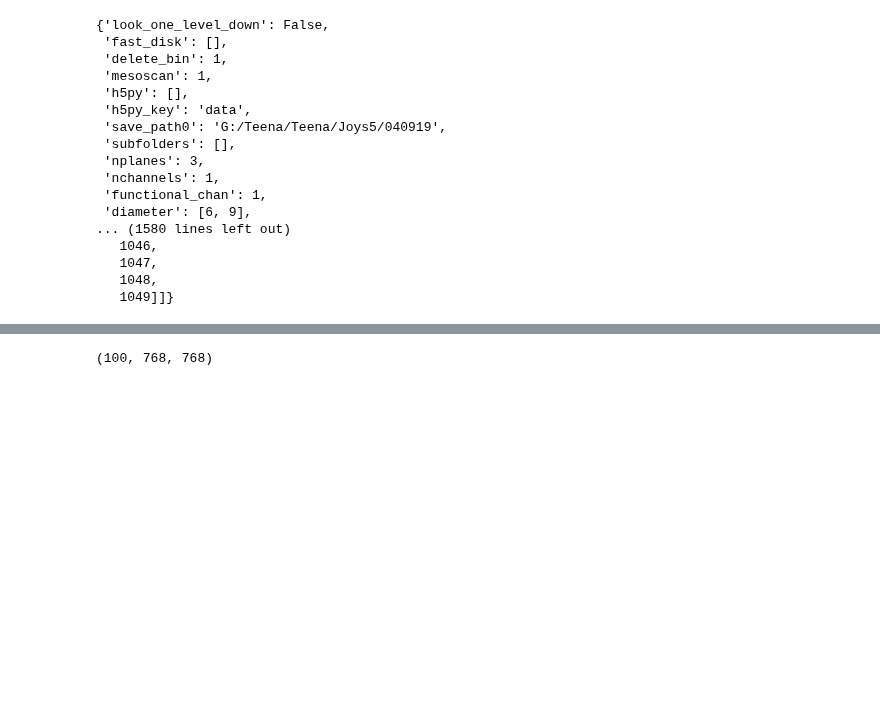
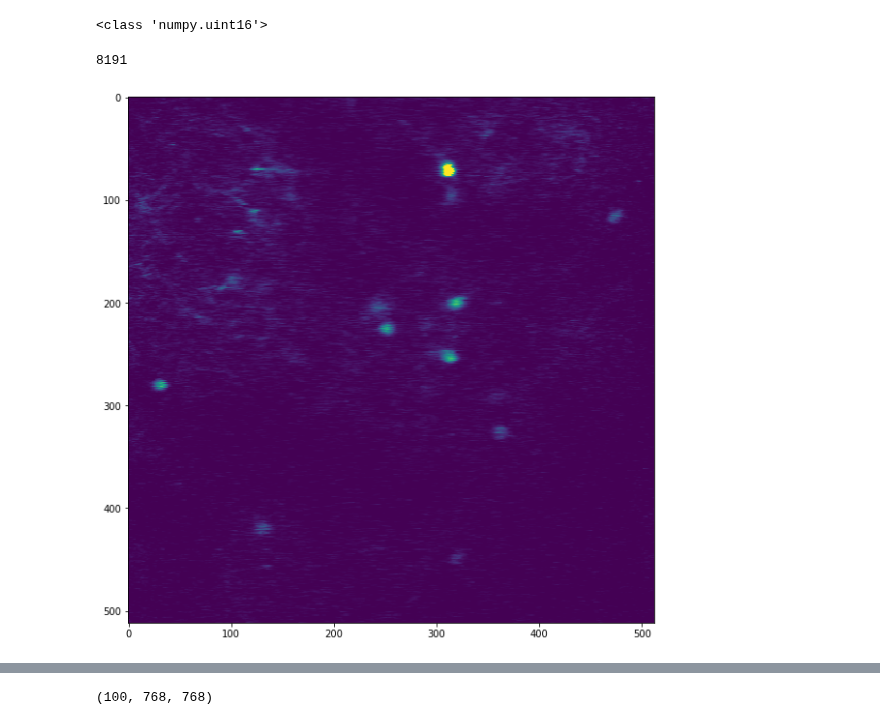
Before and after one commit to MouseLand/suite2p, a Jupyter notebook: jupyter/test_tiff_loader.ipynb, the cells around one changed output, grey strips where cells are left out. Cells and saved outputs as stored; diff of their text form; code cells hidden in the pictures; blank space fills up the shorter version.

```diff
--- a/jupyter/test_tiff_loader.ipynb
+++ b/jupyter/test_tiff_loader.ipynb
@@ -10,30 +10,18 @@ from suite2p import run_s2p
 from suite2p import utils
 from skimage.external.tifffile import imread
 from ScanImageTiffReader import ScanImageTiffReader
-import json
 
-with open('/home/carsen/public/for_Carsen/trial/ops.json', 'r') as f:
-    ops = json.load(f)
-ops0 = run_s2p.default_ops()
-ops = {**ops0, **ops}
-ops['data_path'] = '/home/carsen/public/for_Carsen/trial/'
+tif = ScanImageTiffReader('D:/DATA/BOT/BOT_VxAC031419M1_noiseburst-001_Cycle00001_Ch1_000001.ome.tif')
+im = tif.data()
-# %%
-ops
-# %% [output]
-{'look_one_level_down': False,
- 'fast_disk': [],
- 'delete_bin': 1,
- 'mesoscan': 1,
- 'h5py': [],
- 'h5py_key': 'data',
- 'save_path0': 'G:/Teena/Teena/Joys5/040919',
- 'subfolders': [],
- 'nplanes': 3,
- 'nchannels': 1,
- 'functional_chan': 1,
- 'diameter': [6, 9],
-... (1580 lines left out)
-   1046,
-   1047,
-   1048,
-   1049]]}
+# %%
+import matplotlib.pyplot as plt
+%matplotlib inline
+
+plt.figure(figsize=(10,10))
+plt.imshow(im)
+print(type(im[0,0]))
+im.max()
+# %% [output]
+<class 'numpy.uint16'>
+8191
+[figure, added]
```
Also changed, not shown: parts of 4 cells of this notebook, 4 other files.
